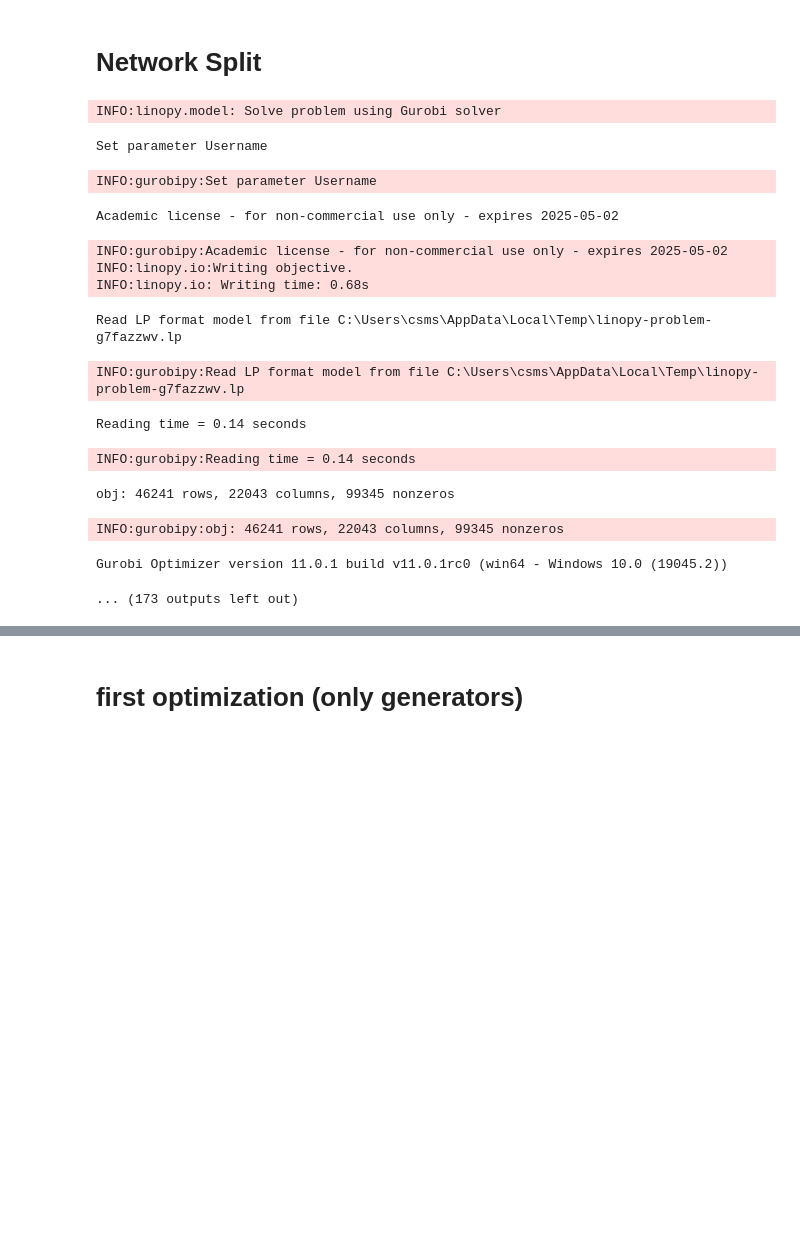
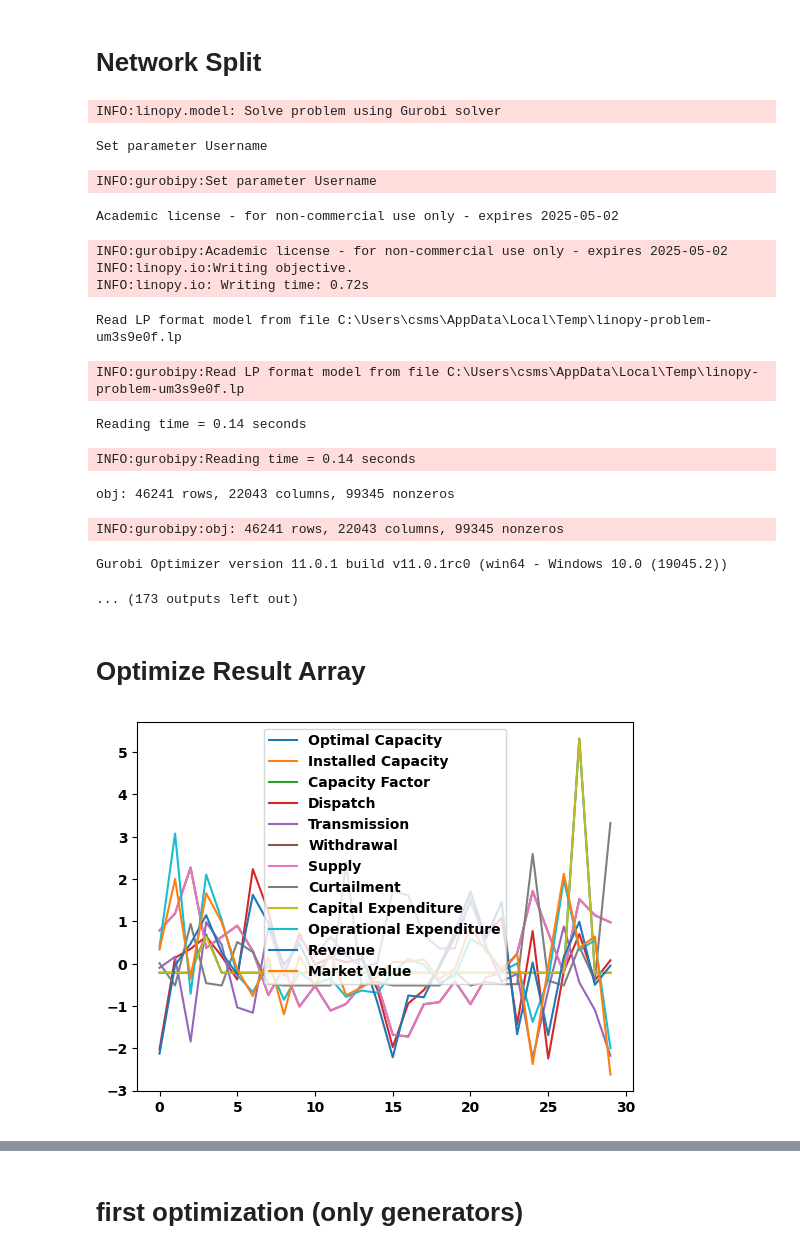
Before and after one commit to Cari1111/bachelor-code, a Jupyter notebook: pypsa-test-germany.ipynb, the cells around one changed output, grey strips where cells are left out. Saved outputs shown, nothing was run; the diff lists cells and outputs as text; code cells hidden in the pictures; blank space fills up the shorter version.

```diff
--- a/pypsa-test-germany.ipynb
+++ b/pypsa-test-germany.ipynb
@@ -12,7 +13,7 @@ from sklearn.model_selection import train_test_split
 from sklearn.preprocessing import StandardScaler
 from sklearn.metrics import mean_squared_error
 # %%
-n = pypsa.Network("elec_s_80_ec_lcopt_Co2L-24H.nc")
+n = pypsa.Network("networks/elec_s_80_ec_lcopt_Co2L-24H.nc")
 # %% [output]
 INFO:pypsa.io:Imported network elec_s_80_ec_lcopt_Co2L-24H.nc has buses, carriers, generators, global_constraints, lines, links, loads, shapes, storage_units, stores
 # %% [markdown]
@@ -107,12 +124,26 @@ INFO:gurobipy:Set parameter Username
 Academic license - for non-commercial use only - expires 2025-05-02
 INFO:gurobipy:Academic license - for non-commercial use only - expires 2025-05-02
 INFO:linopy.io:Writing objective.
-INFO:linopy.io: Writing time: 0.68s
+INFO:linopy.io: Writing time: 0.72s
-Read LP format model from file C:\Users\csms\AppData\Local\Temp\linopy-problem-g7fazzwv.lp
+Read LP format model from file C:\Users\csms\AppData\Local\Temp\linopy-problem-um3s9e0f.lp
-INFO:gurobipy:Read LP format model from file C:\Users\csms\AppData\Local\Temp\linopy-problem-g7fazzwv.lp
+INFO:gurobipy:Read LP format model from file C:\Users\csms\AppData\Local\Temp\linopy-problem-um3s9e0f.lp
 Reading time = 0.14 seconds
 INFO:gurobipy:Reading time = 0.14 seconds
 obj: 46241 rows, 22043 columns, 99345 nonzeros
 INFO:gurobipy:obj: 46241 rows, 22043 columns, 99345 nonzeros
 Gurobi Optimizer version 11.0.1 build v11.0.1rc0 (win64 - Windows 10.0 (19045.2))
 ... (173 outputs left out)
+# %% [markdown]
+# Optimize Result Array
+# %%
+results = [[np.mean(column) for column in netw.statistics()] for netw in netw_splits]
+# %%
+result_keys = [column for column in n.statistics()]
+# %%
+result_features = np.array(results).T
+for i, y in enumerate(result_features):
+    plt.plot(np.arange(len(y)), stats.zscore(y), label=result_keys[i])
+plt.legend()
+plt.show()
+# %% [output]
+[figure, added]
```
Also changed, not shown: parts of 22 cells of this notebook.
